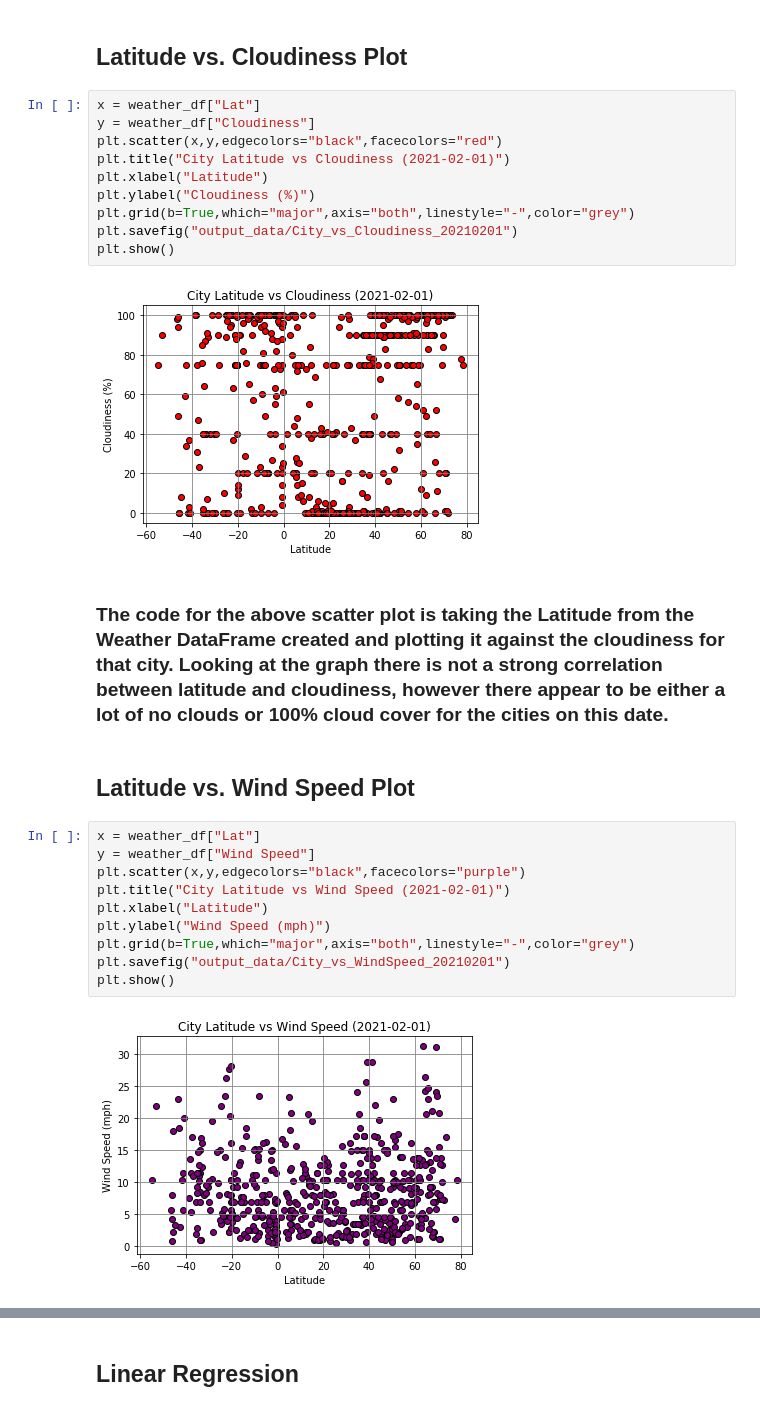
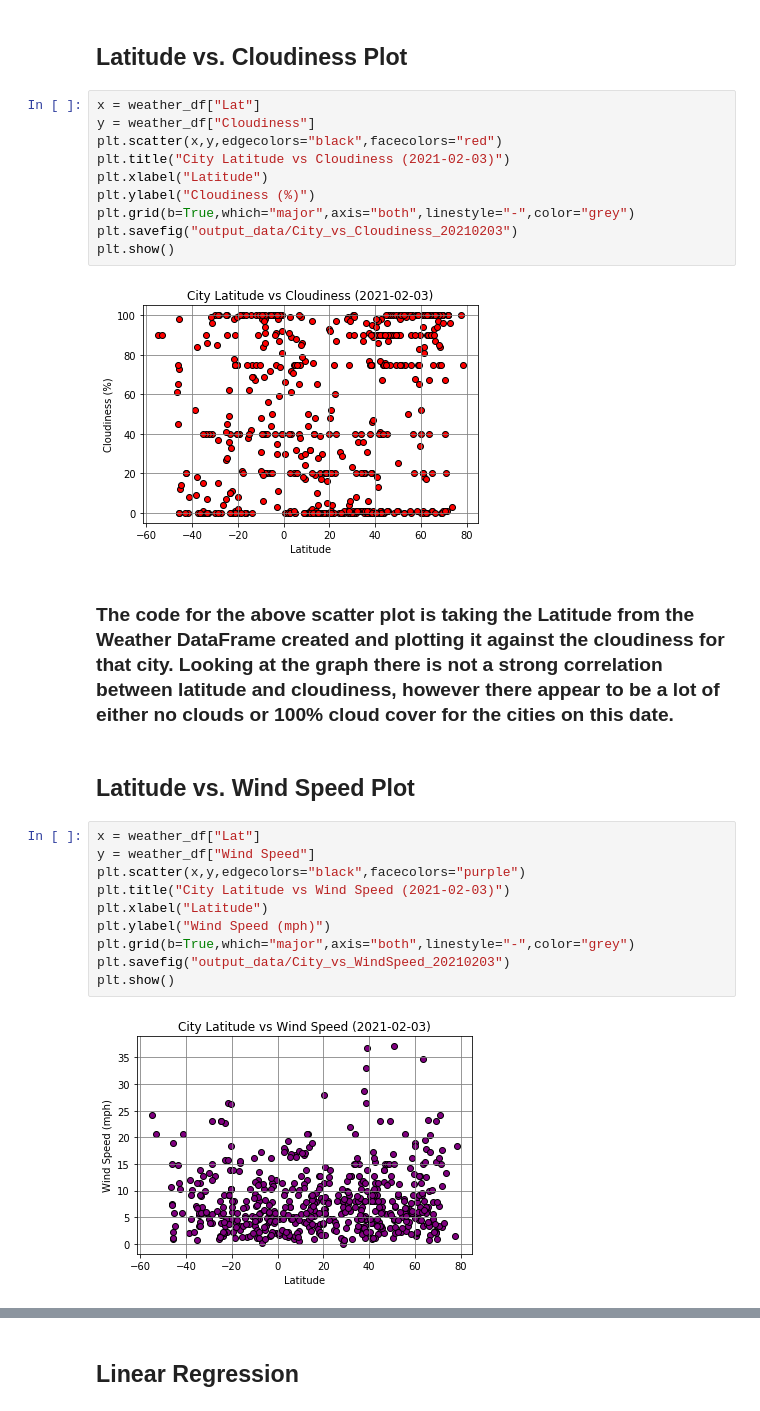
Before and after one commit to khartmann5/python-api-challenge, a Jupyter notebook: WeatherPy/WeatherPy.ipynb, the cells around one changed output, grey strips where cells are left out. Cells and saved outputs as stored; diff of their text form.

```diff
--- a/WeatherPy/WeatherPy.ipynb
+++ b/WeatherPy/WeatherPy.ipynb
@@ -222,28 +229,28 @@ plt.show()
 x = weather_df["Lat"]
 y = weather_df["Cloudiness"]
 plt.scatter(x,y,edgecolors="black",facecolors="red")
-plt.title("City Latitude vs Cloudiness (2021-02-01)")
+plt.title("City Latitude vs Cloudiness (2021-02-03)")
 plt.xlabel("Latitude")
 plt.ylabel("Cloudiness (%)")
 plt.grid(b=True,which="major",axis="both",linestyle="-",color="grey")
-plt.savefig("output_data/City_vs_Cloudiness_20210201")
+plt.savefig("output_data/City_vs_Cloudiness_20210203")
 plt.show()
 # %% [output]
-[figure, old version]
+[figure, new version]
 # %% [markdown]
-### The code for the above scatter plot is taking the Latitude from the Weather DataFrame created and plotting it against the cloudiness for that city. Looking at the graph there is not a strong correlation between latitude and cloudiness, however there appear to be either a lot of no clouds or 100% cloud cover for the cities on this date.
+### The code for the above scatter plot is taking the Latitude from the Weather DataFrame created and plotting it against the cloudiness for that city. Looking at the graph there is not a strong correlation between latitude and cloudiness, however there appear to be a lot of either no clouds or 100% cloud cover for the cities on this date.
 # %% [markdown]
 ## Latitude vs. Wind Speed Plot
 # %%
 x = weather_df["Lat"]
 y = weather_df["Wind Speed"]
 plt.scatter(x,y,edgecolors="black",facecolors="purple")
-plt.title("City Latitude vs Wind Speed (2021-02-01)")
+plt.title("City Latitude vs Wind Speed (2021-02-03)")
 plt.xlabel("Latitude")
 plt.ylabel("Wind Speed (mph)")
 plt.grid(b=True,which="major",axis="both",linestyle="-",color="grey")
-plt.savefig("output_data/City_vs_WindSpeed_20210201")
+plt.savefig("output_data/City_vs_WindSpeed_20210203")
 plt.show()
 # %% [output]
-[figure, old version]
+[figure, new version]
 # %% [markdown]
```
Also changed, not shown: parts of 20 cells of this notebook, 20 other files.
